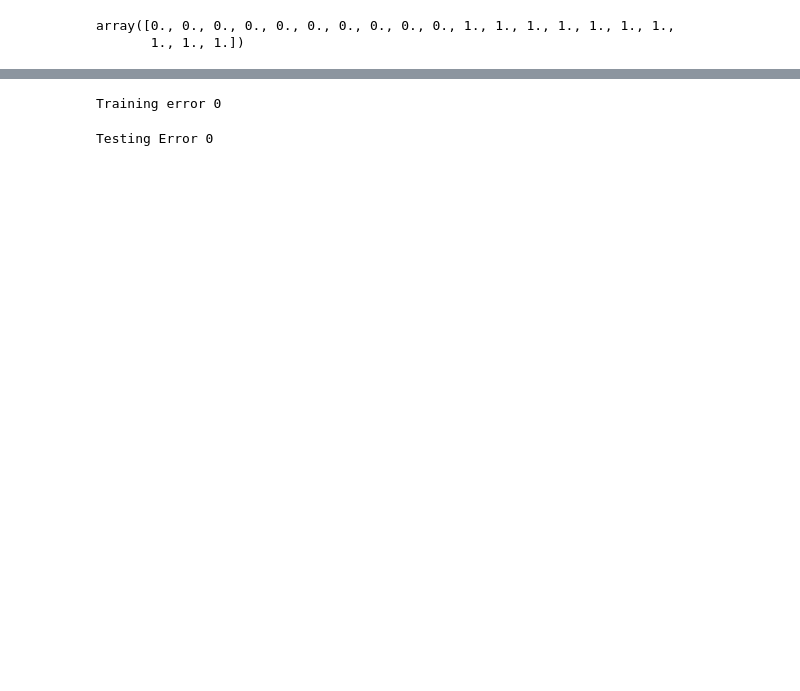
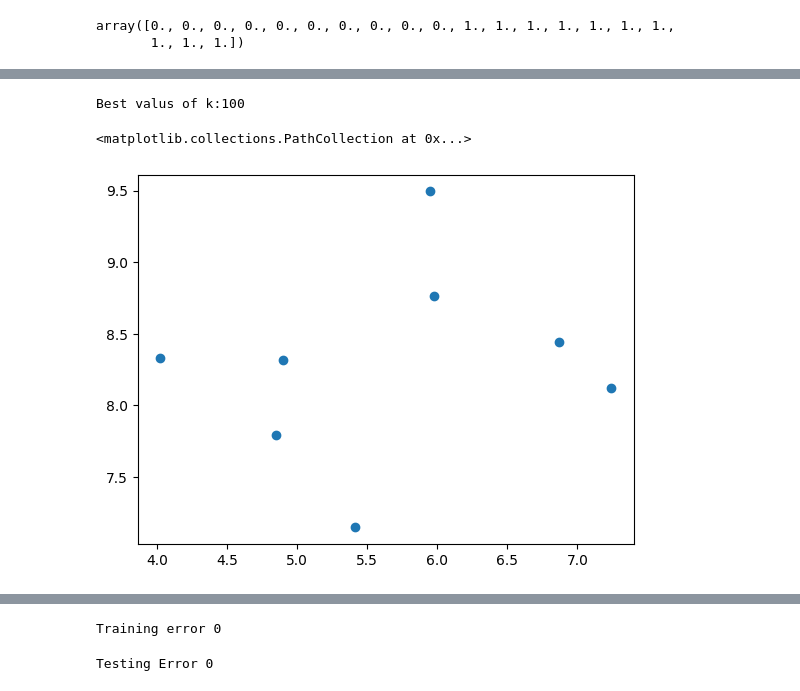
Before and after one commit to sainigagan163/linear_classification, a Jupyter notebook: classification_test.ipynb, the cells around one changed output, grey strips where cells are left out. Cells and saved outputs as stored; diff of their text form; code cells hidden in the pictures; blank space fills up the shorter version.

```diff
--- a/classification_test.ipynb
+++ b/classification_test.ipynb
@@ -58,4 +66,27 @@ def compute_error(data_dogs, data_cats, theta,theta0):
         if np.dot(theta,x_cats)+theta0 > 0:
             error+=1
     return error
+# %%
+# Definfing cross validation
+def cross_validate(data_dogs,data_cats,k_values,d,n_splits=5):
+    kf=KFold(n_splits=n_splits,shuffle=True,random_state=42)
+    avg_errors=[]
+    for k in k_values:
+        errors=[]
+        for train_index,val_index in kf.split(data_dogs):
+            X_train_fold=np.vstack((data_dogs[train_index],data_cats[train_index]))
+            y_train_fold=np.hstack((np.zeros(len(train_index)),np.ones(len(train_index))))
+            x_vals_fold=np.vstack((data_dogs[val_index],data_cats[val_index]))
+            y_val_fold=np.hstack((np.zeros(len(val_index)),np.ones(len(val_index))))
+
+            best_theta_fold,best_theta0_fold,error=linear_regression(X_train_fold[y_train_fold==0],X_train_fold[y_train_fold==1],k,d)
+            errors.append(compute_error(x_vals_fold[y_val_fold==0],x_vals_fold[y_val_fold==1],best_theta_fold,best_theta0_fold))
+        avg_errors.append(np.mean(errors))
+    best_k=k_values[np.argmin(avg_errors)]
+    return best_k
+k_values=[1,2,20,100,200,300,400,1000]
+best_k=cross_validate(data_dogs,data_cats,k_values,d=2)
+print(f"Best valus of k:{best_k}")
+# %% [output]
+Best valus of k:100
 # %%
@@ -66,6 +97,11 @@ best_theta_train,best_theta0_train, train_error=linear_regression(X_train[y_trai
 # plot decision boundary
 x_vals=np.linspace(2,10,100)
 y_vals=(-best_theta_train[0] / best_theta_train[1]) * x_vals - (best_theta0_train / best_theta_train[1])
+# %%
+plt.scatter(X_train[y_train==0][:,0],X_train[y_train==0][:,1], label="Dogs - Train")
+# %% [output]
+<matplotlib.collections.PathCollection at 0x...>
+[figure, added]
 # %%
 plt.scatter(dogs_whiskers_length,dogs_flappliness_index, label="Dogs")
 plt.scatter(cats_whisker_lenght,cats_flappiness_index, label="Cats")
```
Also changed, not shown: parts of 14 cells of this notebook.
